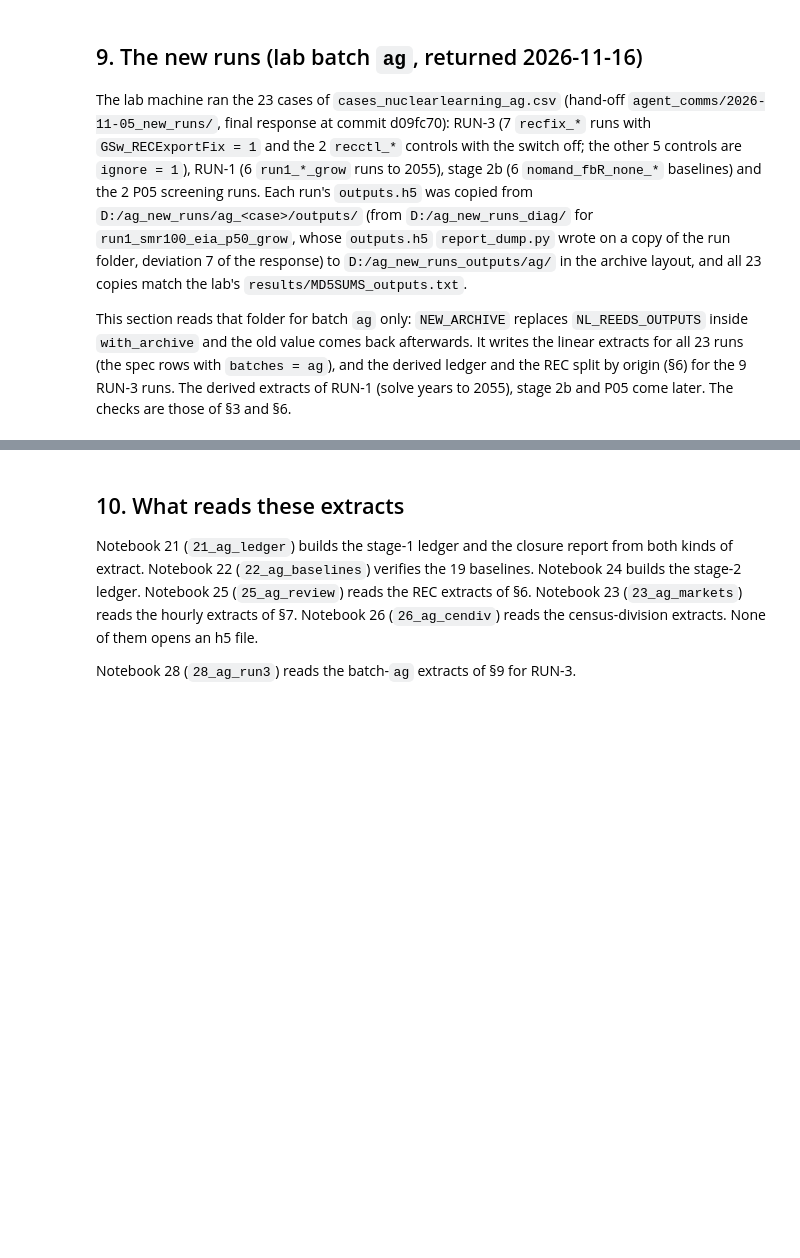
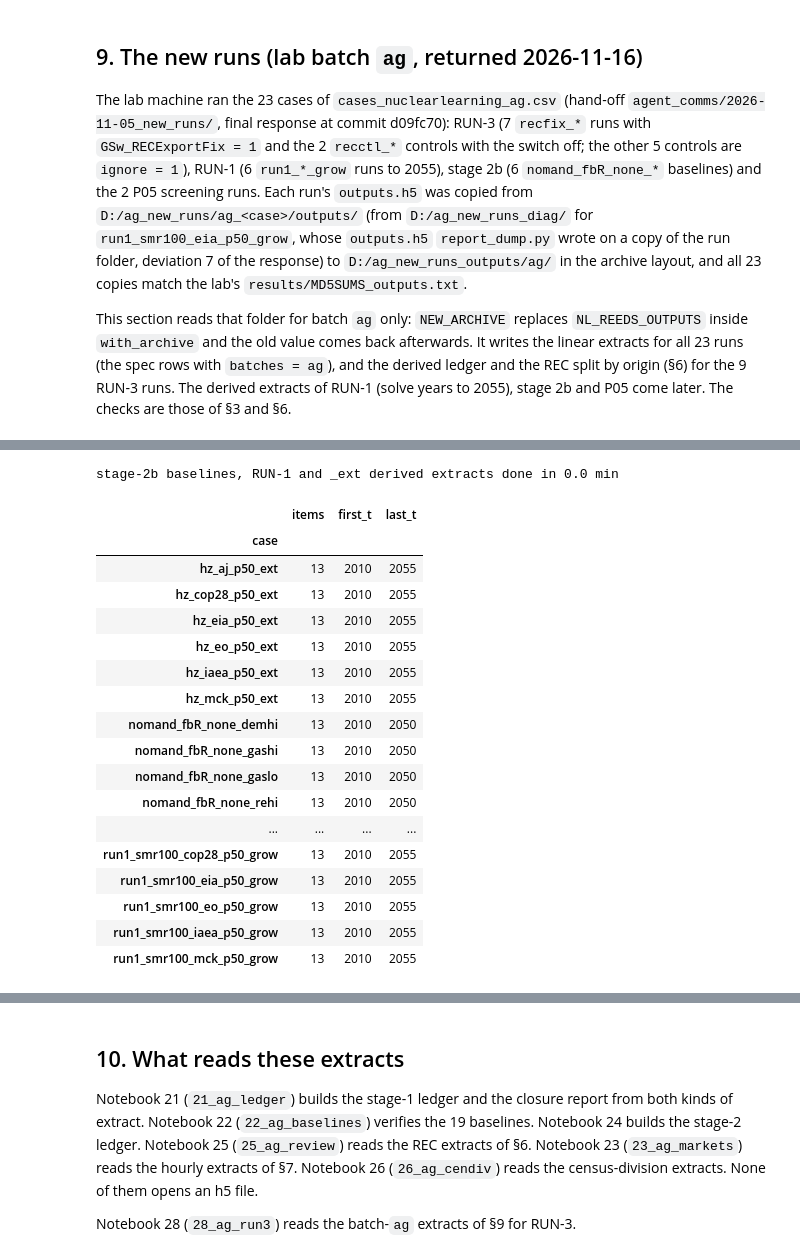
Before and after one commit to Ethan-s-PhD/ReEDS-nuclear-learning, a Jupyter notebook: z-ethan/notebooks/20_ag_extract.ipynb, the cells around one changed output, grey strips where cells are left out. Cells and saved outputs as stored; diff of their text form; code cells hidden in the pictures; blank space fills up the shorter version.

```diff
--- a/z-ethan/notebooks/20_ag_extract.ipynb
+++ b/z-ethan/notebooks/20_ag_extract.ipynb
@@ -552,0 +574,70 @@ RUN-3: wedge origins vs REC_paid - REC_recv, worst relative difference 1.2e-07
+# %%
+NOMAND = [c for c in AG_RETURNED if c.startswith("nomand_fbR_none_")]
+RUN1 = [c for c in AG_RETURNED if c.startswith("run1_")]
+EXT1 = {c: c.replace("run1_smr100_", "hz_").replace("_grow", "_ext") for c in RUN1}
+assert len(NOMAND) == 6 and len(RUN1) == 6
+t0 = time.time()
+with with_archive(NEW_ARCHIVE):
+    for fn, fname in ((None, "derived_ledger.parquet"), (agr.reduce_run_recs, "derived_recs.parquet")):
+        agr.reduce_cases("ag", NOMAND + RUN1, out=EXTRACTS_AG, verbose=False, fn=fn, fname=fname, skip_existing=True)
+    agr.reduce_cases("ag", NOMAND, out=EXTRACTS_AG, verbose=False, fn=agr.reduce_run_cendiv,
+                     fname="derived_cendiv.parquet", skip_existing=True)
+for fn, fname in ((None, "derived_ledger.parquet"), (agr.reduce_run_recs, "derived_recs.parquet")):
+    agr.reduce_cases("ratedesign", list(EXT1.values()), out=EXTRACTS_AG, verbose=False, fn=fn, fname=fname,
+                     skip_existing=True)
+print(f"stage-2b baselines, RUN-1 and _ext derived extracts done in {(time.time() - t0) / 60:.1f} min")
+
+der_ag = pd.read_parquet(EXTRACTS_AG / "ag" / "derived_ledger.parquet")
+der_rd = pd.read_parquet(EXTRACTS_AG / "ratedesign" / "derived_ledger.parquet")
+chk = pd.concat([der_ag[der_ag["case"].isin(NOMAND + RUN1)], der_rd[der_rd["case"].isin(EXT1.values())]])
+chk = chk.groupby("case").agg(items=("item", "nunique"), first_t=("t", "min"), last_t=("t", "max"))
+display(chk)
+assert (chk.loc[NOMAND, "last_t"] == 2050).all() and (chk.loc[RUN1 + list(EXT1.values()), "last_t"] == 2055).all()
+
+cdv = pd.read_parquet(EXTRACTS_AG / "ag" / "derived_cendiv.parquet", columns=["case"])
+assert set(NOMAND) <= set(cdv["case"])
+rc = pd.read_parquet(EXTRACTS_AG / "ag" / "derived_recs.parquet")
+rc = rc[rc["case"].isin(NOMAND + RUN1) & rc["item"].str.startswith("wedge|")].groupby(["case", "t"])["Value"].sum()
+pv_ = der_ag[der_ag["case"].isin(NOMAND + RUN1)].pivot_table(index=["case", "t"], columns="item", values="Value")
+ref = pv_["REC_paid"] - pv_["REC_recv"]
+a, n = rc.align(ref, join="outer", fill_value=0.0)
+worst_nr = float(((a - n).abs() / n.abs().groupby(level="case").transform("max").clip(lower=1.0)).max())
+print(f"stage-2b baselines and RUN-1: wedge origins vs REC_paid - REC_recv, worst relative difference {worst_nr:.1e}")
+assert worst_nr < 1e-6
+
+# RUN-1 against its _ext run, every derived item, solve years to 2050
+rows = []
+for r1, ex in EXT1.items():
+    x = der_ag[der_ag["case"] == r1].set_index(["item", "t"])["Value"]
+    y = der_rd[der_rd["case"] == ex].set_index(["item", "t"])["Value"]
+    x, y = x.align(y, join="outer", fill_value=0.0)
+    for lab, sel in (("2026-2050", lambda s: s[(s.index.get_level_values("t") >= 2026) & (s.index.get_level_values("t") <= 2050)]),
+                     ("2051-2055", lambda s: s[s.index.get_level_values("t") > 2050])):
+        dx, scale = (sel(x) - sel(y)).abs(), sel(y).abs().groupby(level="item").transform("max").clip(lower=1.0)
+        rel = dx / scale
+        rows.append(dict(run1=r1, ext=ex, years=lab, items=int(rel.index.get_level_values("item").nunique()),
+                         worst_rel=float(rel.max()), worst_item=rel.idxmax()[0] if len(rel) else None,
+                         items_over_1e_4=int((rel.groupby(level="item").max() > 1e-4).sum())))
+R1CHK = pd.DataFrame(rows)
+R1CHK.to_csv(paths.exports("20") / "run1_vs_ext_check.csv", index=False)
+print(R1CHK.to_string(index=False))
+# %% [output]
+stage-2b baselines, RUN-1 and _ext derived extracts done in 0.0 min
+|  | items | first_t | last_t |
+| case |  |  |  |
+| hz_aj_p50_ext | 13 | 2010 | 2055 |
+| hz_cop28_p50_ext | 13 | 2010 | 2055 |
+| hz_eia_p50_ext | 13 | 2010 | 2055 |
+| hz_eo_p50_ext | 13 | 2010 | 2055 |
+| hz_iaea_p50_ext | 13 | 2010 | 2055 |
+| hz_mck_p50_ext | 13 | 2010 | 2055 |
+| nomand_fbR_none_demhi | 13 | 2010 | 2050 |
+| nomand_fbR_none_gashi | 13 | 2010 | 2050 |
+| nomand_fbR_none_gaslo | 13 | 2010 | 2050 |
+| nomand_fbR_none_rehi | 13 | 2010 | 2050 |
+| ... | ... | ... | ... |
+| run1_smr100_cop28_p50_grow | 13 | 2010 | 2055 |
+| run1_smr100_eia_p50_grow | 13 | 2010 | 2055 |
+| run1_smr100_eo_p50_grow | 13 | 2010 | 2055 |
+| run1_smr100_iaea_p50_grow | 13 | 2010 | 2055 |
+| run1_smr100_mck_p50_grow | 13 | 2010 | 2055 |
```
Also changed, not shown: parts of 8 cells of this notebook, 12 other files.
